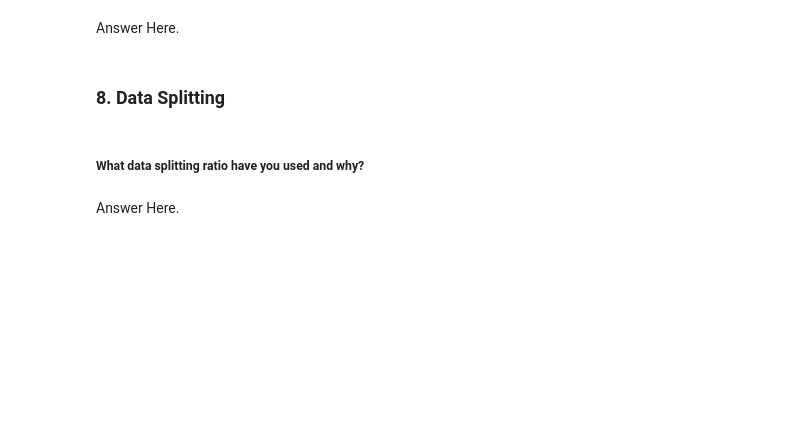
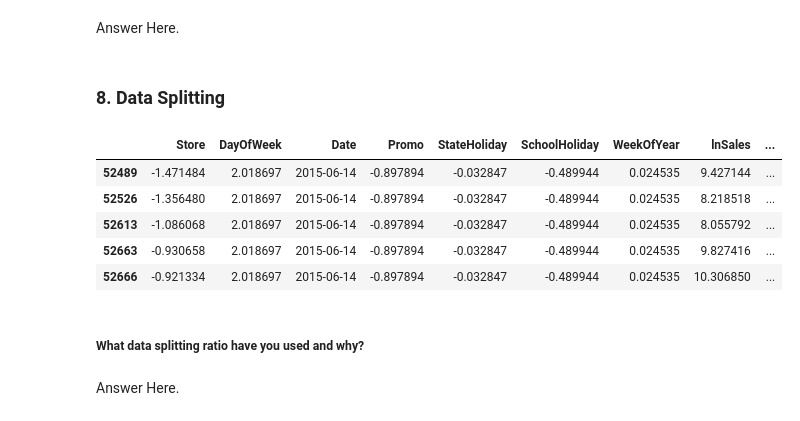
Before and after one commit to Ashif-khan033/Retail_Sales_Prediction, a Jupyter notebook: Retail_Sales_Prediction.ipynb, the cells around one changed output. Saved outputs shown, nothing was run; the diff lists cells and outputs as text; code cells hidden in the pictures; blank space fills up the shorter version.

```diff
--- a/Retail_Sales_Prediction.ipynb
+++ b/Retail_Sales_Prediction.ipynb
@@ -1481,0 +1569,19 @@ Answer Here.
+# %%
+# Split your data to train and test. Choose Splitting ratio wisely.
+# Split your data to train and test. Choose Splitting ratio wisely.
+# start_train = pd.to_datetime("2013-01-01")
+end_train = pd.to_datetime("2015-06-14")
+df_train= df_scale[df["Date"]<=end_train]
+#test
+start_test = pd.to_datetime("2015-06-15")
+# end_test = pd.to_datetime("2015-07-31")
+df_test = df_scale[df["Date"]>end_train]
+# %%
+df_train.head()
+# %% [output]
+|  | Store | DayOfWeek | Date | Promo | StateHoliday | SchoolHoliday | WeekOfYear | lnSales | ... |
+| 52489 | -1.471484 | 2.018697 | 2015-06-14 | -0.897894 | -0.032847 | -0.489944 | 0.024535 | 9.427144 | ... |
+| 52526 | -1.356480 | 2.018697 | 2015-06-14 | -0.897894 | -0.032847 | -0.489944 | 0.024535 | 8.218518 | ... |
+| 52613 | -1.086068 | 2.018697 | 2015-06-14 | -0.897894 | -0.032847 | -0.489944 | 0.024535 | 8.055792 | ... |
+| 52663 | -0.930658 | 2.018697 | 2015-06-14 | -0.897894 | -0.032847 | -0.489944 | 0.024535 | 9.827416 | ... |
+| 52666 | -0.921334 | 2.018697 | 2015-06-14 | -0.897894 | -0.032847 | -0.489944 | 0.024535 | 10.306850 | ... |
```
Also changed, not shown: parts of 43 cells of this notebook.
